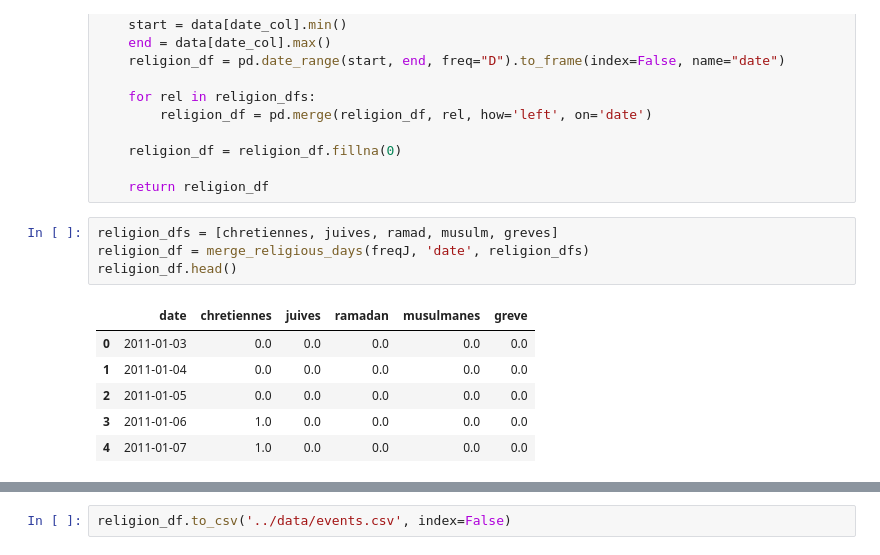
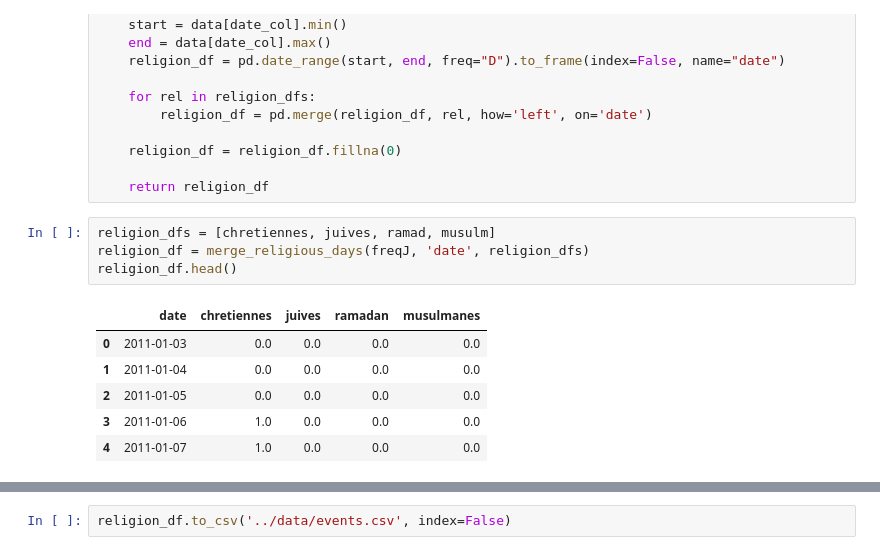
Before and after one commit to qangelot/projet_Nantes, a Jupyter notebook: research/extract&transform.ipynb, the cells around one changed output, grey strips where cells are left out. Cells and saved outputs as stored; diff of their text form.

```diff
--- a/research/extract&transform.ipynb
+++ b/research/extract&transform.ipynb
@@ -434,14 +458,14 @@ def merge_religious_days(data, date_col, religion_dfs):
 
     return religion_df
 # %%
-religion_dfs = [chretiennes, juives, ramad, musulm, greves]
+religion_dfs = [chretiennes, juives, ramad, musulm]
 religion_df = merge_religious_days(freqJ, 'date', religion_dfs)
 religion_df.head()
 # %% [output]
-|  | date | chretiennes | juives | ramadan | musulmanes | greve |
-| 0 | 2011-01-03 | 0.0 | 0.0 | 0.0 | 0.0 | 0.0 |
-| 1 | 2011-01-04 | 0.0 | 0.0 | 0.0 | 0.0 | 0.0 |
-| 2 | 2011-01-05 | 0.0 | 0.0 | 0.0 | 0.0 | 0.0 |
-| 3 | 2011-01-06 | 1.0 | 0.0 | 0.0 | 0.0 | 0.0 |
-| 4 | 2011-01-07 | 1.0 | 0.0 | 0.0 | 0.0 | 0.0 |
+|  | date | chretiennes | juives | ramadan | musulmanes |
+| 0 | 2011-01-03 | 0.0 | 0.0 | 0.0 | 0.0 |
+| 1 | 2011-01-04 | 0.0 | 0.0 | 0.0 | 0.0 |
+| 2 | 2011-01-05 | 0.0 | 0.0 | 0.0 | 0.0 |
+| 3 | 2011-01-06 | 1.0 | 0.0 | 0.0 | 0.0 |
+| 4 | 2011-01-07 | 1.0 | 0.0 | 0.0 | 0.0 |
 # %%
```
Also changed, not shown: parts of 16 cells of this notebook, 35 other files.
